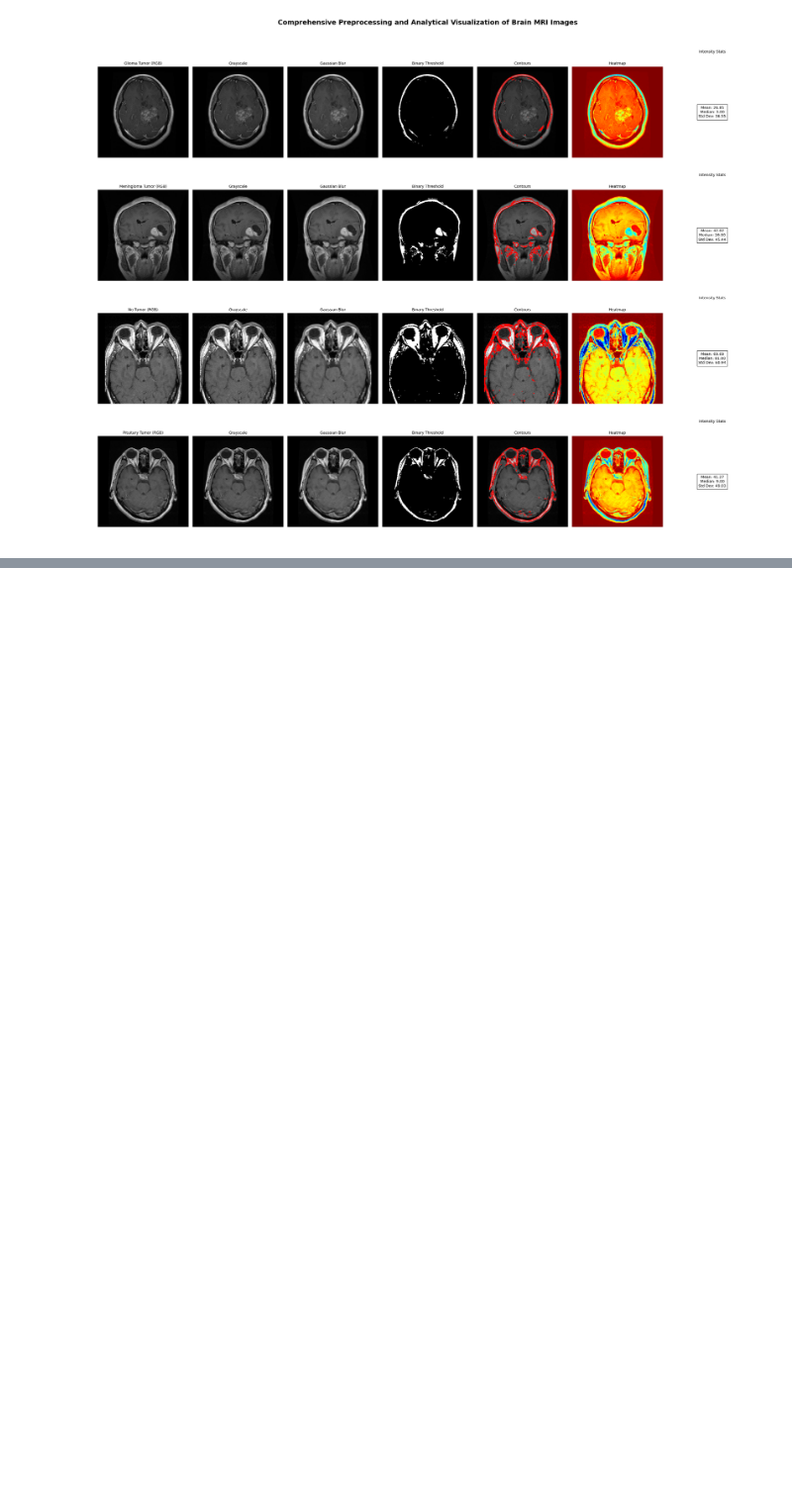
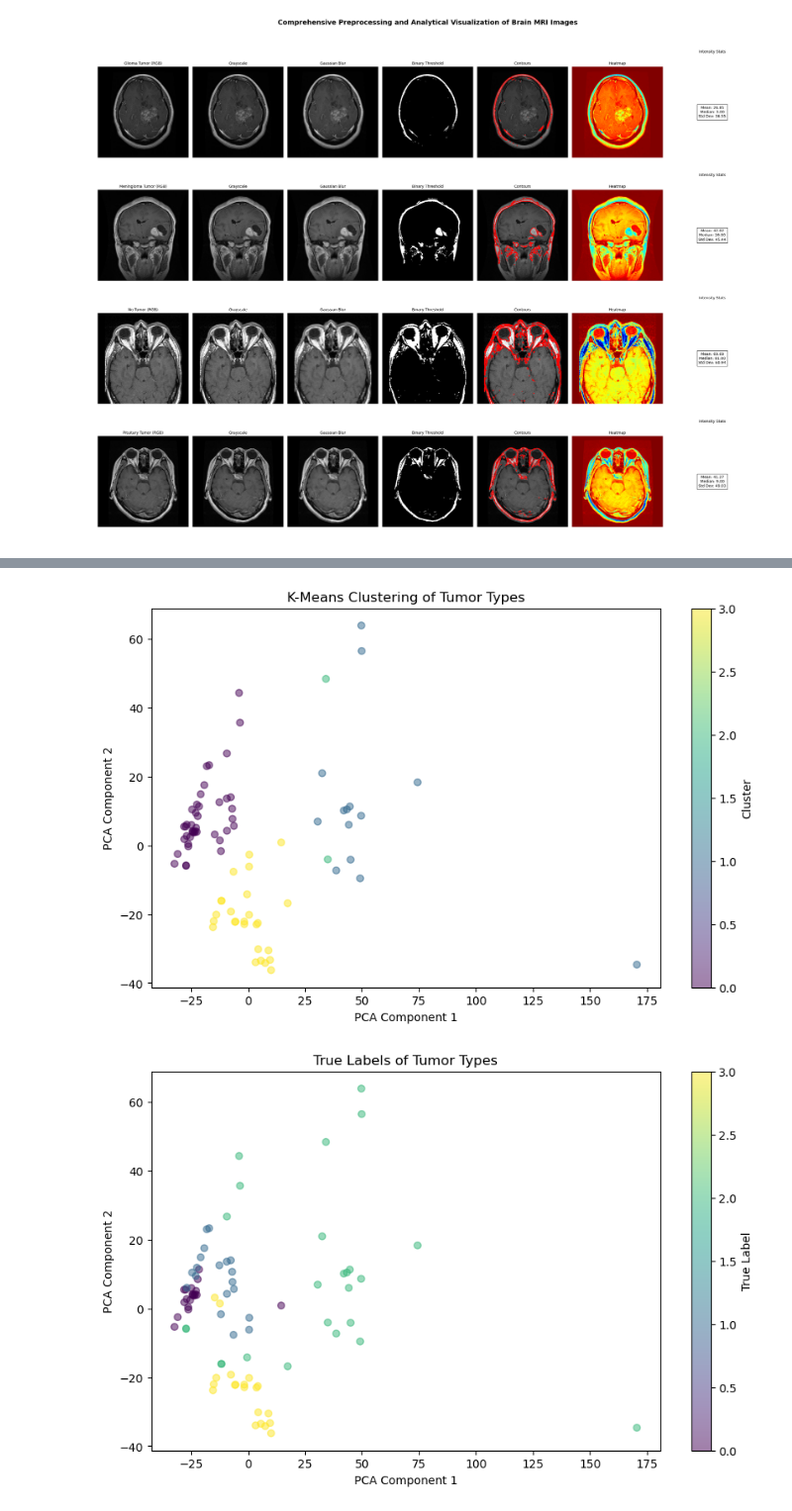
Before and after one commit to kelvinprabhu/Advance_Machine_learning_exercise, a Jupyter notebook: image_classification.ipynb, the cells around one changed output, grey strips where cells are left out. Shown at 99% size. Cells and saved outputs as stored; diff of their text form; code cells hidden in the pictures; blank space fills up the shorter version.

```diff
--- a/image_classification.ipynb
+++ b/image_classification.ipynb
@@ -84,0 +274,21 @@ plt.show()
+# %%
+# Visualize K-Means Clustering results
+plt.figure(figsize=(10, 6))
+plt.scatter(data_pca[:, 0], data_pca[:, 1], c=clusters_kmeans, cmap='viridis', alpha=0.5, label='K-Means Clusters')
+plt.title("K-Means Clustering of Tumor Types")
+plt.xlabel("PCA Component 1")
+plt.ylabel("PCA Component 2")
+plt.colorbar(label="Cluster")
+plt.show()
+
+# Visualize True Labels
+plt.figure(figsize=(10, 6))
+plt.scatter(data_pca[:, 0], data_pca[:, 1], c=labels, cmap='viridis', alpha=0.5, label='True Labels')
+plt.title("True Labels of Tumor Types")
+plt.xlabel("PCA Component 1")
+plt.ylabel("PCA Component 2")
+plt.colorbar(label="True Label")
+plt.show()
+# %% [output]
+[figure, added]
+[figure, added]
```
Also changed, not shown: parts of 9 cells of this notebook.
